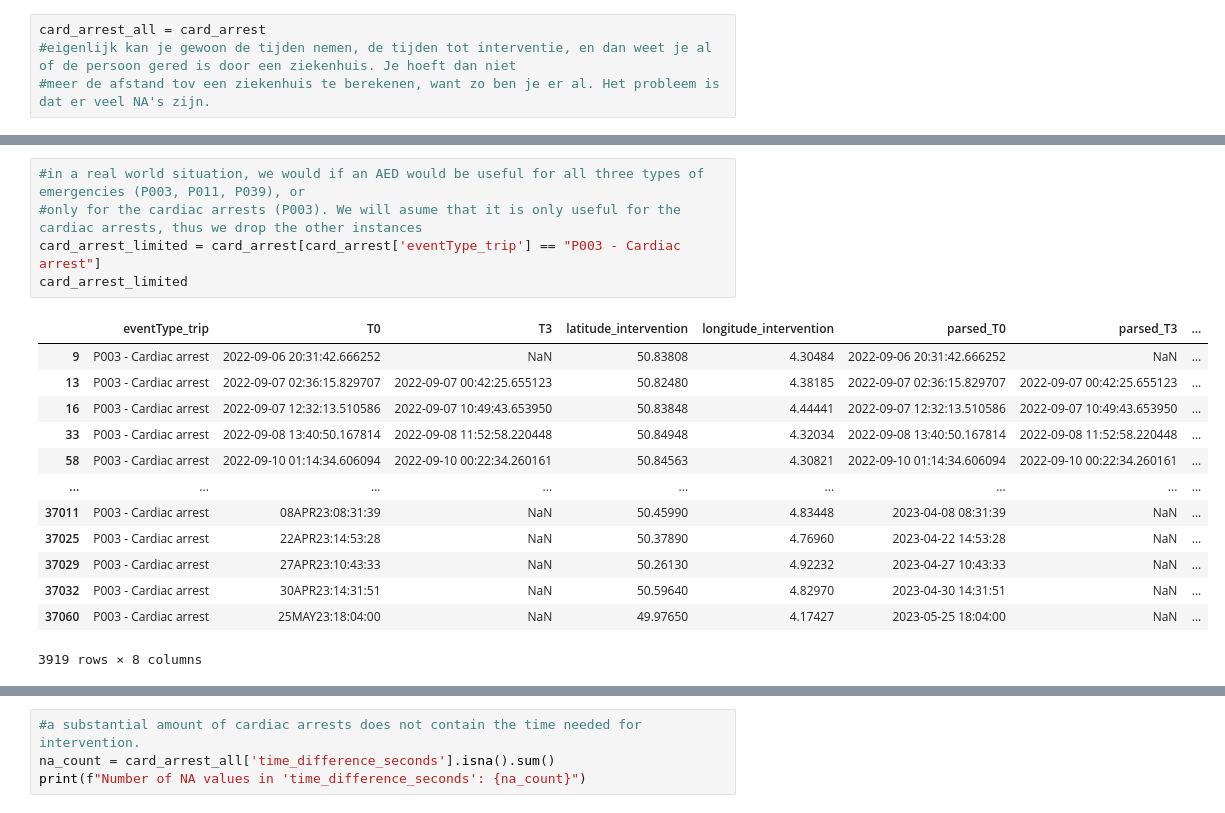
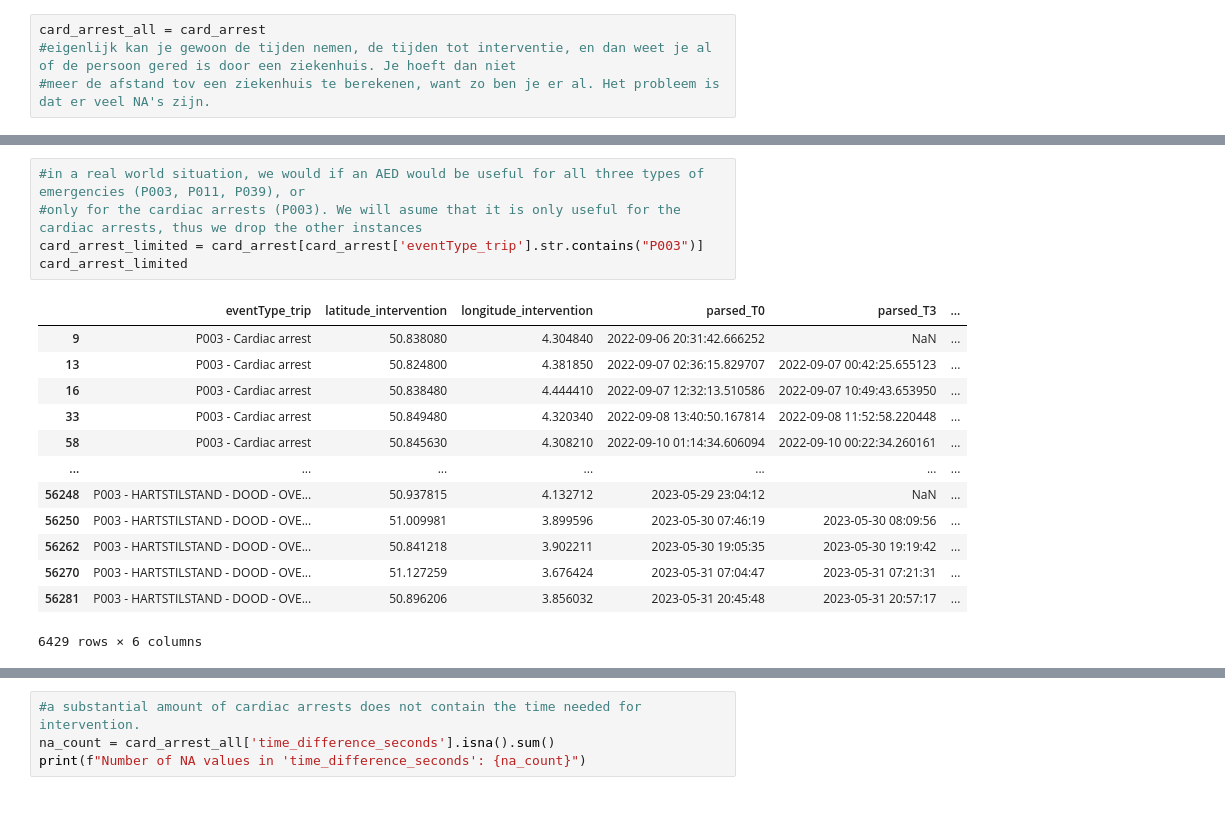
Before and after one commit to Elouan-Debels/MDAProject, a Jupyter notebook: preprocessing.ipynb, the cells around one changed output, grey strips where cells are left out. Saved outputs shown, nothing was run; the diff lists cells and outputs as text.

```diff
--- a/preprocessing.ipynb
+++ b/preprocessing.ipynb
@@ -50,22 +71,22 @@ card_arrest_all = card_arrest
 # %%
 #in a real world situation, we would if an AED would be useful for all three types of emergencies (P003, P011, P039), or
 #only for the cardiac arrests (P003). We will asume that it is only useful for the cardiac arrests, thus we drop the other instances
-card_arrest_limited = card_arrest[card_arrest['eventType_trip'] == "P003 - Cardiac arrest"]
+card_arrest_limited = card_arrest[card_arrest['eventType_trip'].str.contains("P003")]
 card_arrest_limited
 # %% [output]
-|  | eventType_trip | T0 | T3 | latitude_intervention | longitude_intervention | parsed_T0 | parsed_T3 | ... |
-| 9 | P003 - Cardiac arrest | 2022-09-06 20:31:42.666252 | NaN | 50.83808 | 4.30484 | 2022-09-06 20:31:42.666252 | NaN | ... |
-| 13 | P003 - Cardiac arrest | 2022-09-07 02:36:15.829707 | 2022-09-07 00:42:25.655123 | 50.82480 | 4.38185 | 2022-09-07 02:36:15.829707 | 2022-09-07 00:42:25.655123 | ... |
-| 16 | P003 - Cardiac arrest | 2022-09-07 12:32:13.510586 | 2022-09-07 10:49:43.653950 | 50.83848 | 4.44441 | 2022-09-07 12:32:13.510586 | 2022-09-07 10:49:43.653950 | ... |
-| 33 | P003 - Cardiac arrest | 2022-09-08 13:40:50.167814 | 2022-09-08 11:52:58.220448 | 50.84948 | 4.32034 | 2022-09-08 13:40:50.167814 | 2022-09-08 11:52:58.220448 | ... |
-| 58 | P003 - Cardiac arrest | 2022-09-10 01:14:34.606094 | 2022-09-10 00:22:34.260161 | 50.84563 | 4.30821 | 2022-09-10 01:14:34.606094 | 2022-09-10 00:22:34.260161 | ... |
-| ... | ... | ... | ... | ... | ... | ... | ... | ... |
-| 37011 | P003 - Cardiac arrest | 08APR23:08:31:39 | NaN | 50.45990 | 4.83448 | 2023-04-08 08:31:39 | NaN | ... |
-| 37025 | P003 - Cardiac arrest | 22APR23:14:53:28 | NaN | 50.37890 | 4.76960 | 2023-04-22 14:53:28 | NaN | ... |
-| 37029 | P003 - Cardiac arrest | 27APR23:10:43:33 | NaN | 50.26130 | 4.92232 | 2023-04-27 10:43:33 | NaN | ... |
-| 37032 | P003 - Cardiac arrest | 30APR23:14:31:51 | NaN | 50.59640 | 4.82970 | 2023-04-30 14:31:51 | NaN | ... |
-| 37060 | P003 - Cardiac arrest | 25MAY23:18:04:00 | NaN | 49.97650 | 4.17427 | 2023-05-25 18:04:00 | NaN | ... |
+|  | eventType_trip | latitude_intervention | longitude_intervention | parsed_T0 | parsed_T3 | ... |
+| 9 | P003 - Cardiac arrest | 50.838080 | 4.304840 | 2022-09-06 20:31:42.666252 | NaN | ... |
+| 13 | P003 - Cardiac arrest | 50.824800 | 4.381850 | 2022-09-07 02:36:15.829707 | 2022-09-07 00:42:25.655123 | ... |
+| 16 | P003 - Cardiac arrest | 50.838480 | 4.444410 | 2022-09-07 12:32:13.510586 | 2022-09-07 10:49:43.653950 | ... |
+| 33 | P003 - Cardiac arrest | 50.849480 | 4.320340 | 2022-09-08 13:40:50.167814 | 2022-09-08 11:52:58.220448 | ... |
+| 58 | P003 - Cardiac arrest | 50.845630 | 4.308210 | 2022-09-10 01:14:34.606094 | 2022-09-10 00:22:34.260161 | ... |
+| ... | ... | ... | ... | ... | ... | ... |
+| 56248 | P003 - HARTSTILSTAND - DOOD - OVE... | 50.937815 | 4.132712 | 2023-05-29 23:04:12 | NaN | ... |
+| 56250 | P003 - HARTSTILSTAND - DOOD - OVE... | 51.009981 | 3.899596 | 2023-05-30 07:46:19 | 2023-05-30 08:09:56 | ... |
+| 56262 | P003 - HARTSTILSTAND - DOOD - OVE... | 50.841218 | 3.902211 | 2023-05-30 19:05:35 | 2023-05-30 19:19:42 | ... |
+| 56270 | P003 - HARTSTILSTAND - DOOD - OVE... | 51.127259 | 3.676424 | 2023-05-31 07:04:47 | 2023-05-31 07:21:31 | ... |
+| 56281 | P003 - HARTSTILSTAND - DOOD - OVE... | 50.896206 | 3.856032 | 2023-05-31 20:45:48 | 2023-05-31 20:57:17 | ... |
-3919 rows × 8 columns
+6429 rows × 6 columns
 # %%
 #we test if the cardiac arrest and the other cardiac problems match in distribution, to see if we can use the bigger dataset
 #instead of the smaller, which would help combat randomness resulting in variance in the solution.
```
Also changed, not shown: parts of 2 cells of this notebook, 11 other files.
